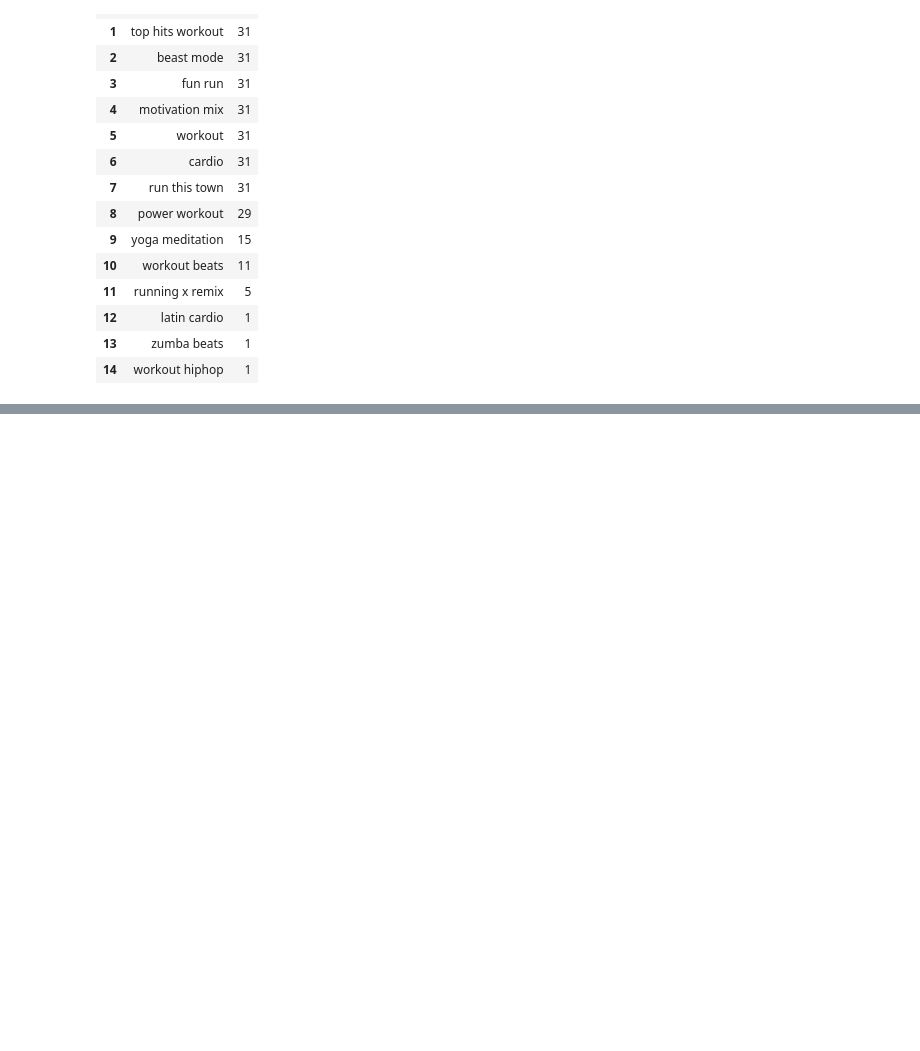
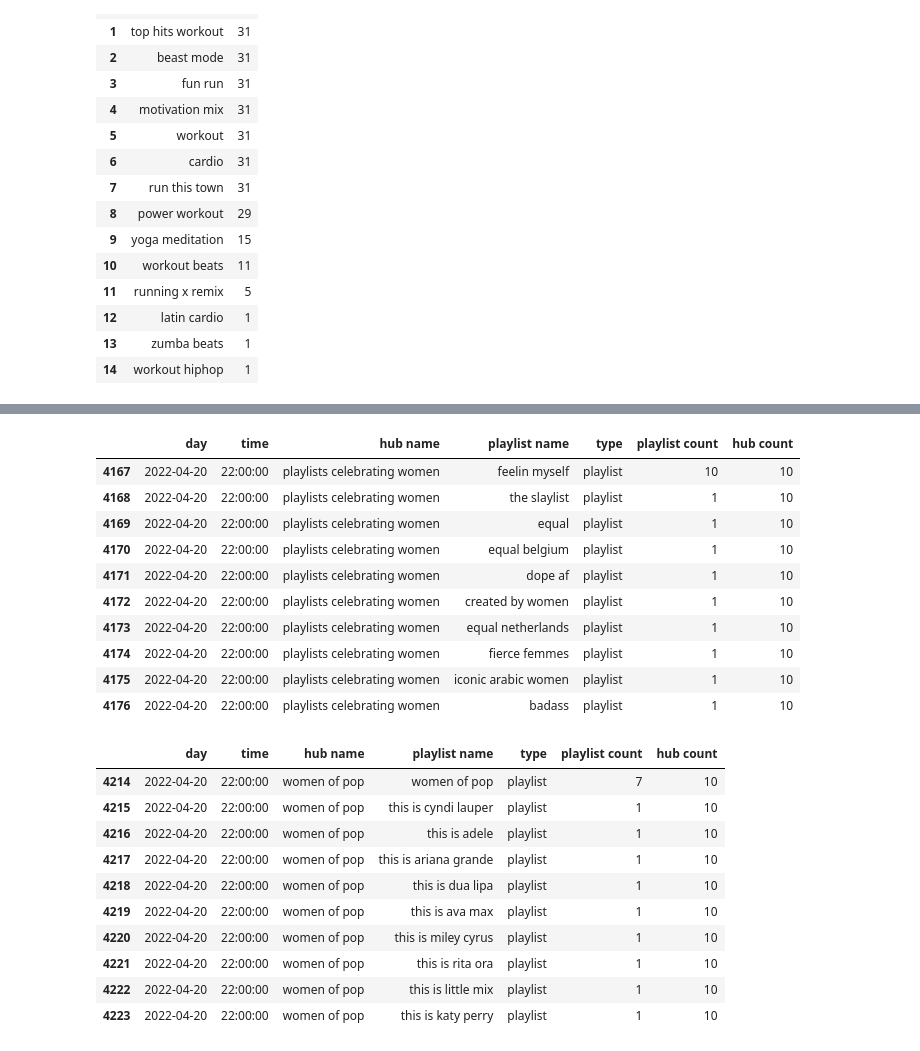
Before and after one commit to Yvysanna/Thesis, a Jupyter notebook: spotify1.ipynb, the cells around one changed output, grey strips where cells are left out. Saved outputs shown, nothing was run; the diff lists cells and outputs as text; code cells hidden in the pictures; blank space fills up the shorter version.

```diff
--- a/spotify1.ipynb
+++ b/spotify1.ipynb
@@ -482,0 +693,25 @@ pd.DataFrame(Counter(female['playlist name'][female['hub name'].isin(['workout']
+# %%
+display(male[male['hub name'] == 'playlists celebrating women'], male[male['hub name'] == 'women of pop'])
+# %% [output]
+|  | day | time | hub name | playlist name | type | playlist count | hub count |
+| 4167 | 2022-04-20 | 22:00:00 | playlists celebrating women | feelin myself | playlist | 10 | 10 |
+| 4168 | 2022-04-20 | 22:00:00 | playlists celebrating women | the slaylist | playlist | 1 | 10 |
+| 4169 | 2022-04-20 | 22:00:00 | playlists celebrating women | equal | playlist | 1 | 10 |
+| 4170 | 2022-04-20 | 22:00:00 | playlists celebrating women | equal belgium | playlist | 1 | 10 |
+| 4171 | 2022-04-20 | 22:00:00 | playlists celebrating women | dope af | playlist | 1 | 10 |
+| 4172 | 2022-04-20 | 22:00:00 | playlists celebrating women | created by women | playlist | 1 | 10 |
+| 4173 | 2022-04-20 | 22:00:00 | playlists celebrating women | equal netherlands | playlist | 1 | 10 |
+| 4174 | 2022-04-20 | 22:00:00 | playlists celebrating women | fierce femmes | playlist | 1 | 10 |
+| 4175 | 2022-04-20 | 22:00:00 | playlists celebrating women | iconic arabic women | playlist | 1 | 10 |
+| 4176 | 2022-04-20 | 22:00:00 | playlists celebrating women | badass | playlist | 1 | 10 |
+|  | day | time | hub name | playlist name | type | playlist count | hub count |
+| 4214 | 2022-04-20 | 22:00:00 | women of pop | women of pop | playlist | 7 | 10 |
+| 4215 | 2022-04-20 | 22:00:00 | women of pop | this is cyndi lauper | playlist | 1 | 10 |
+| 4216 | 2022-04-20 | 22:00:00 | women of pop | this is adele | playlist | 1 | 10 |
+| 4217 | 2022-04-20 | 22:00:00 | women of pop | this is ariana grande | playlist | 1 | 10 |
+| 4218 | 2022-04-20 | 22:00:00 | women of pop | this is dua lipa | playlist | 1 | 10 |
+| 4219 | 2022-04-20 | 22:00:00 | women of pop | this is ava max | playlist | 1 | 10 |
+| 4220 | 2022-04-20 | 22:00:00 | women of pop | this is miley cyrus | playlist | 1 | 10 |
+| 4221 | 2022-04-20 | 22:00:00 | women of pop | this is rita ora | playlist | 1 | 10 |
+| 4222 | 2022-04-20 | 22:00:00 | women of pop | this is little mix | playlist | 1 | 10 |
+| 4223 | 2022-04-20 | 22:00:00 | women of pop | this is katy perry | playlist | 1 | 10 |
```
Also changed, not shown: parts of 26 cells of this notebook, 7 other files.
